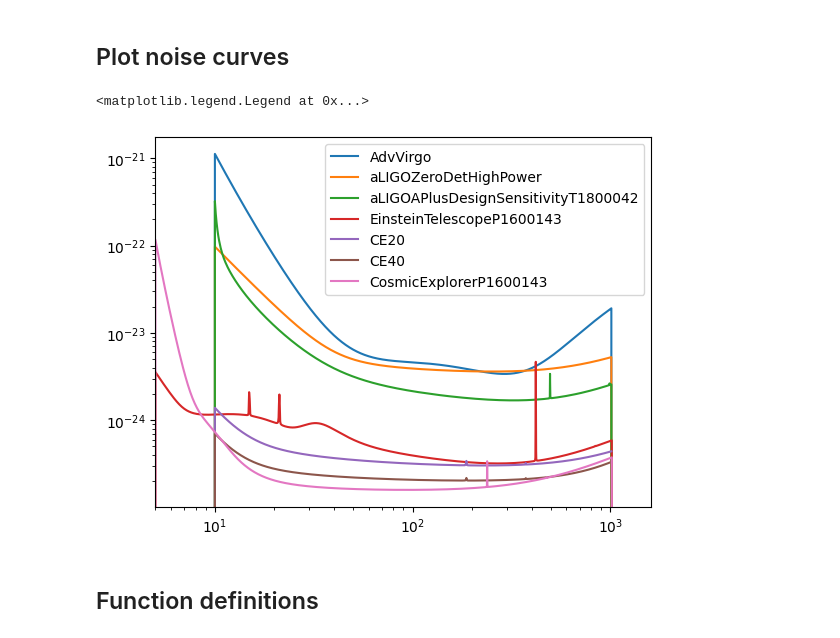
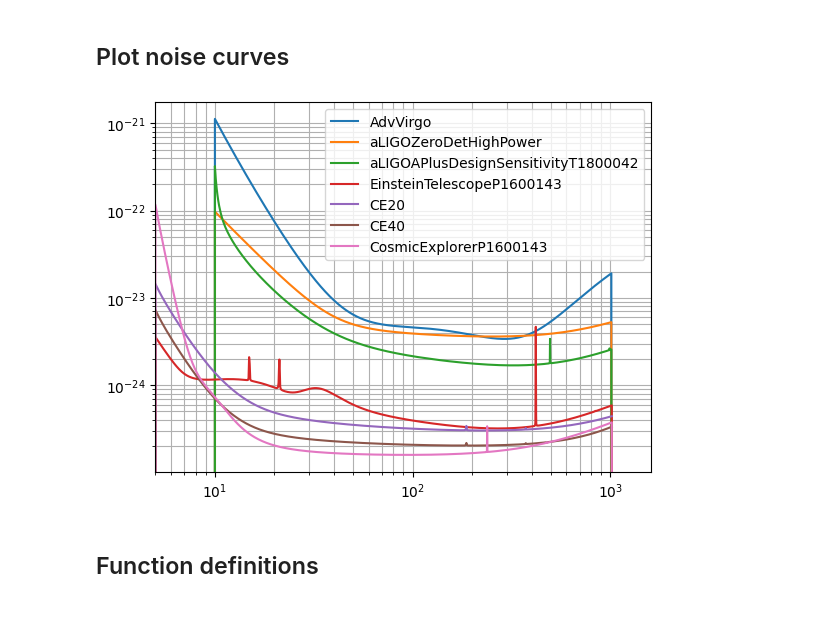
Before and after one commit to divyajyoti09/next_gen_detect, a Jupyter notebook: SNR_plots.ipynb, the cells around one changed output. Saved outputs shown, nothing was run; the diff lists cells and outputs as text; code cells hidden in the pictures.

```diff
--- a/SNR_plots.ipynb
+++ b/SNR_plots.ipynb
@@ -18,21 +18,22 @@ colors = plt.rcParams['axes.prop_cycle'].by_key()['color']
 # %%
 for psd_name, f_low in zip(['AdvVirgo',
                             'aLIGOZeroDetHighPower',
                             'aLIGOAPlusDesignSensitivityT1800042',
                             'EinsteinTelescopeP1600143',
                             'CE20',
                             'CE40',
-                            'CosmicExplorerP1600143'], [10]*3+[5]*4):
+                            'CosmicExplorerP1600143'], [10]*3+[5.01]*4):
     try:
         psd_data = generate_psd(psd_name, len(np.arange(f_low,1024,0.1)), 0.1, f_low)
     except:
+        print(psd_name)
         psd_data = generate_psd(psd_name, len(np.arange(10,1024,0.1)), 0.1, 10)
     plt.loglog(psd_data.sample_frequencies, psd_data**0.5, label=psd_name)
 plt.xlim(5,)
 plt.legend()
+plt.grid(which='both')
 # %% [output]
-<matplotlib.legend.Legend at 0x...>
-[figure, old version]
+[figure, new version]
 # %% [markdown]
 ## Function definitions
 # %%
```
Also changed, not shown: parts of 1 cell of this notebook, 5 other files.
